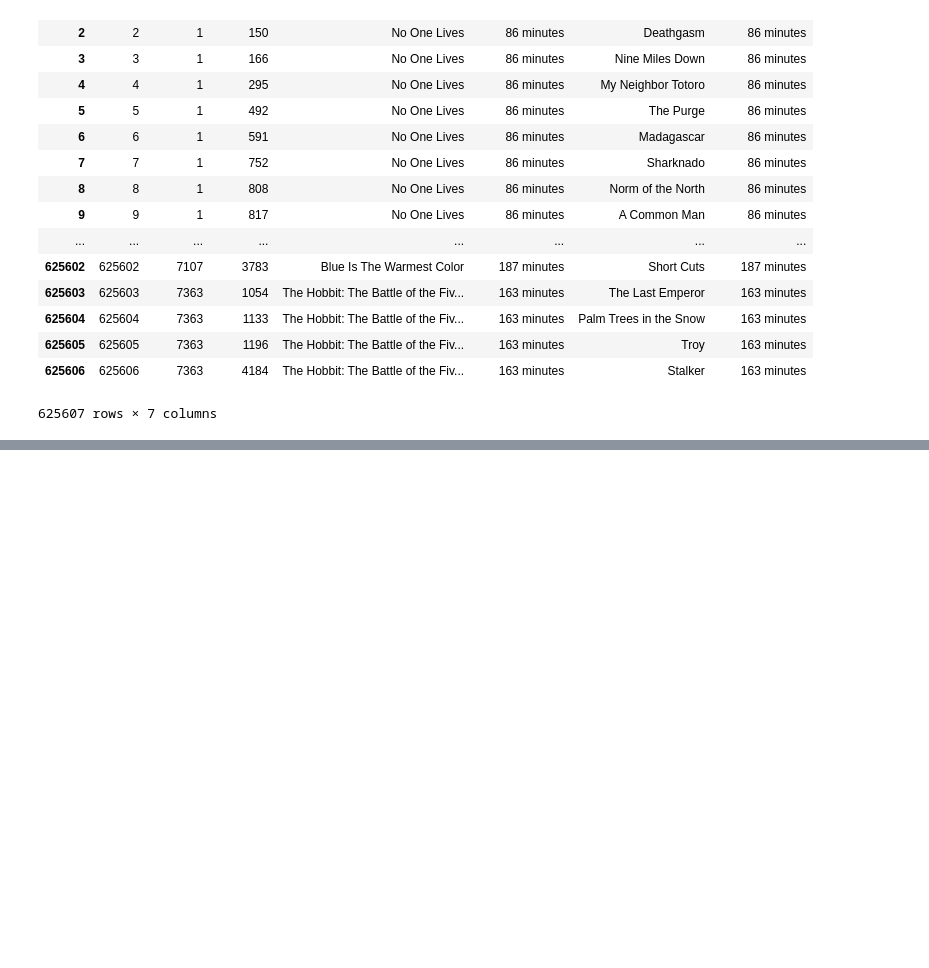
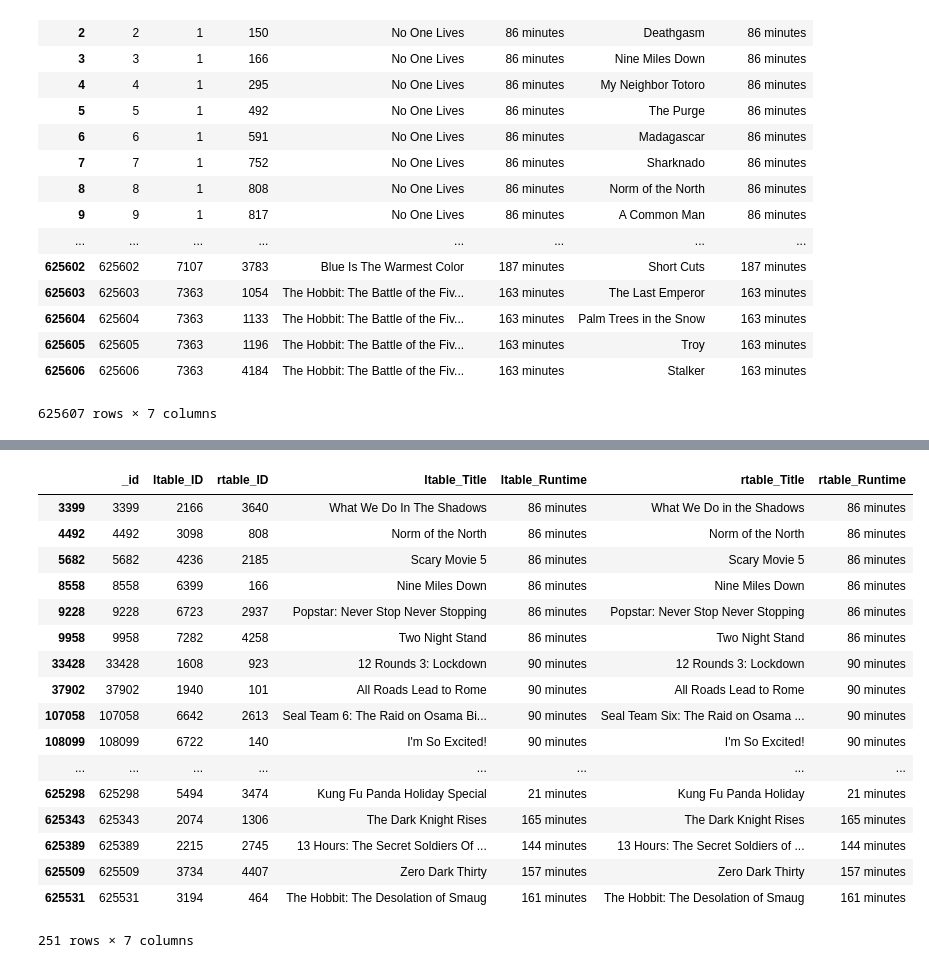
Before and after one commit to rsparihar/CS638_data-science, a Jupyter notebook: Stage3_Blocking.ipynb, the cells around one changed output, grey strips where cells are left out. Drawn from its saved outputs; the diff is of its cells as text; code cells hidden in the pictures; blank space fills up the shorter version.

Commit message:
Added additional blocking condition: overlap blcoking based on title

```diff
--- a/Stage3_Blocking.ipynb
+++ b/Stage3_Blocking.ipynb
@@ -100,3 +100,9 @@ C0
 | 625605 | 625605 | 7363 | 1196 | The Hobbit: The Battle of the Fiv... | 163 minutes | Troy | 163 minutes |
 | 625606 | 625606 | 7363 | 4184 | The Hobbit: The Battle of the Fiv... | 163 minutes | Stalker | 163 minutes |
 625607 rows × 7 columns
+# %%
+# Overlap blocking over candidata set (C0)
+ob = em.OverlapBlocker()
+
+# block using name
+C1 = ob.block_candset(C0, 'Title', 'Title', word_level=True, overlap_size=3)
@@ -102,0 +113,21 @@ C0
+# %%
+C1
+# %% [output]
+|  | _id | ltable_ID | rtable_ID | ltable_Title | ltable_Runtime | rtable_Title | rtable_Runtime |
+| 3399 | 3399 | 2166 | 3640 | What We Do In The Shadows | 86 minutes | What We Do in the Shadows | 86 minutes |
+| 4492 | 4492 | 3098 | 808 | Norm of the North | 86 minutes | Norm of the North | 86 minutes |
+| 5682 | 5682 | 4236 | 2185 | Scary Movie 5 | 86 minutes | Scary Movie 5 | 86 minutes |
+| 8558 | 8558 | 6399 | 166 | Nine Miles Down | 86 minutes | Nine Miles Down | 86 minutes |
+| 9228 | 9228 | 6723 | 2937 | Popstar: Never Stop Never Stopping | 86 minutes | Popstar: Never Stop Never Stopping | 86 minutes |
+| 9958 | 9958 | 7282 | 4258 | Two Night Stand | 86 minutes | Two Night Stand | 86 minutes |
+| 33428 | 33428 | 1608 | 923 | 12 Rounds 3: Lockdown | 90 minutes | 12 Rounds 3: Lockdown | 90 minutes |
+| 37902 | 37902 | 1940 | 101 | All Roads Lead to Rome | 90 minutes | All Roads Lead to Rome | 90 minutes |
+| 107058 | 107058 | 6642 | 2613 | Seal Team 6: The Raid on Osama Bi... | 90 minutes | Seal Team Six: The Raid on Osama ... | 90 minutes |
+| 108099 | 108099 | 6722 | 140 | I'm So Excited! | 90 minutes | I'm So Excited! | 90 minutes |
+| ... | ... | ... | ... | ... | ... | ... | ... |
+| 625298 | 625298 | 5494 | 3474 | Kung Fu Panda Holiday Special | 21 minutes | Kung Fu Panda Holiday | 21 minutes |
+| 625343 | 625343 | 2074 | 1306 | The Dark Knight Rises | 165 minutes | The Dark Knight Rises | 165 minutes |
+| 625389 | 625389 | 2215 | 2745 | 13 Hours: The Secret Soldiers Of ... | 144 minutes | 13 Hours: The Secret Soldiers of ... | 144 minutes |
+| 625509 | 625509 | 3734 | 4407 | Zero Dark Thirty | 157 minutes | Zero Dark Thirty | 157 minutes |
+| 625531 | 625531 | 3194 | 464 | The Hobbit: The Desolation of Smaug | 161 minutes | The Hobbit: The Desolation of Smaug | 161 minutes |
+251 rows × 7 columns
```
Also changed, not shown: parts of 1 cell of this notebook.
